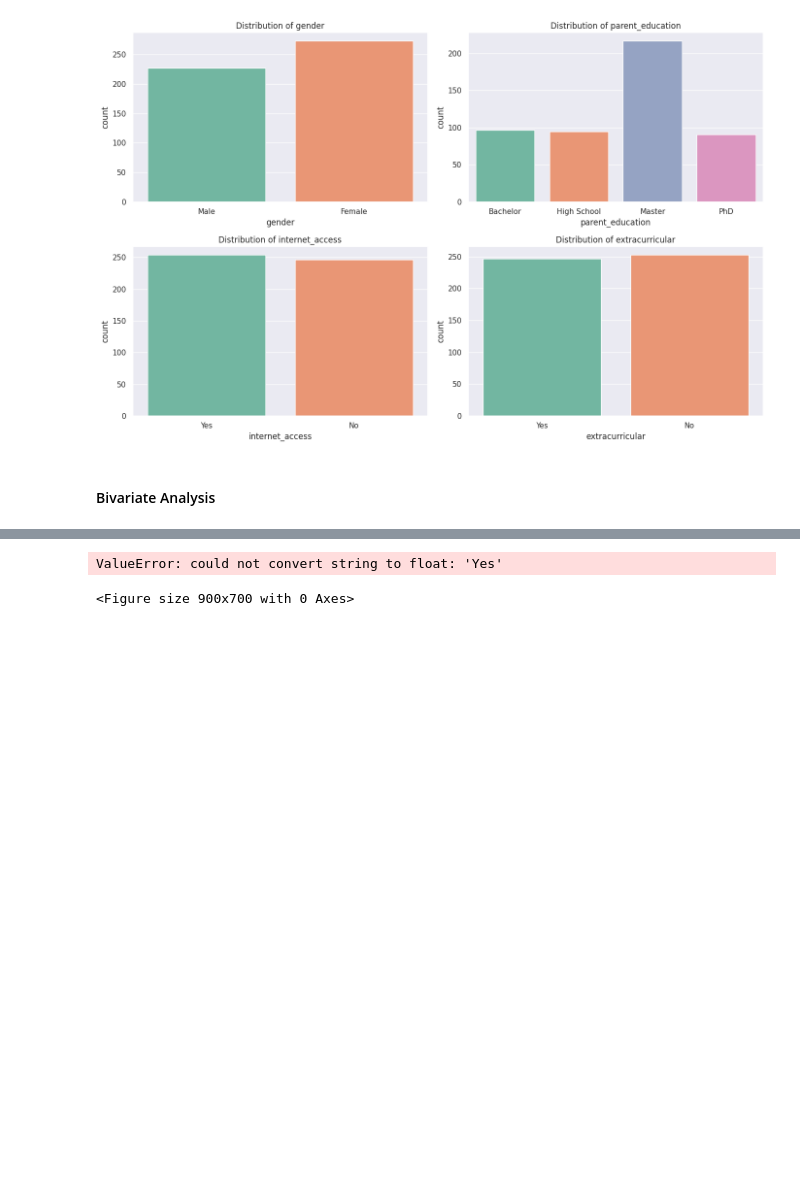
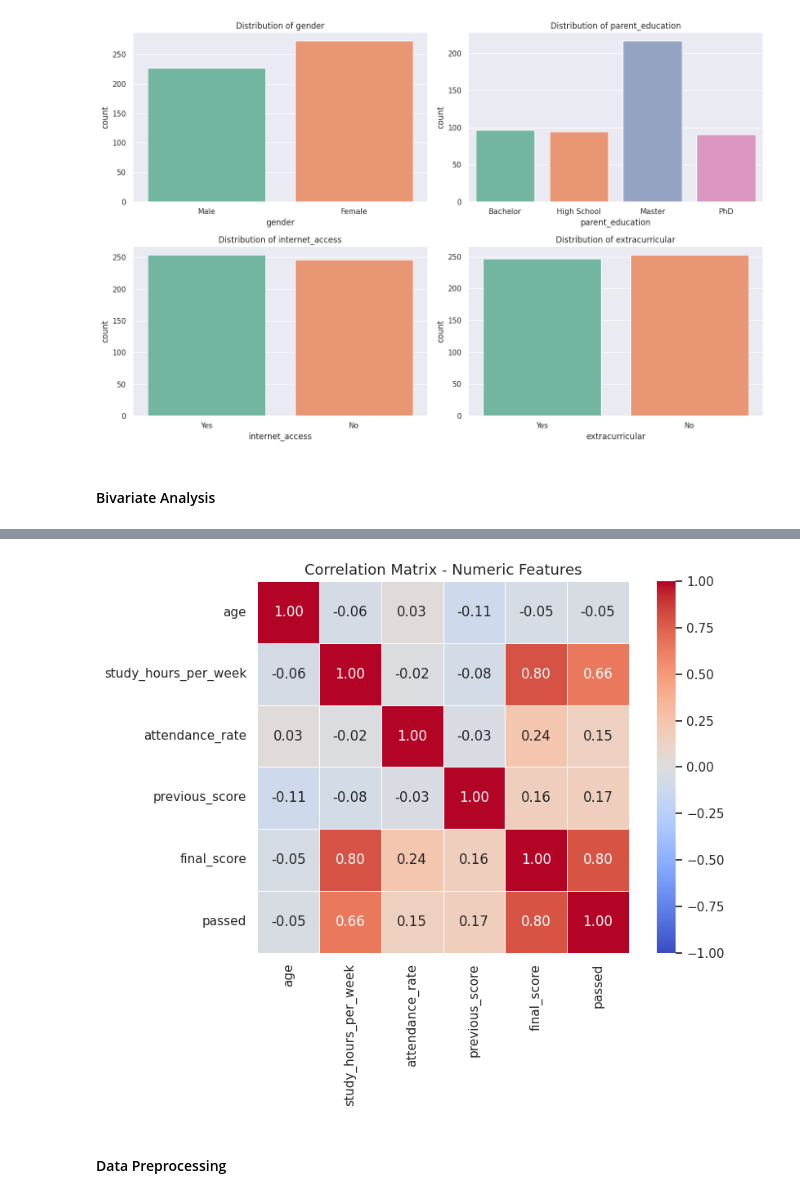
Before and after one commit to raymakoko/Student_Performance_Analyzer, a Jupyter notebook: notebooks/cleaningdata.ipynb, the cells around one changed output, grey strips where cells are left out. Drawn from its saved outputs; the diff is of its cells as text; code cells hidden in the pictures; blank space fills up the shorter version.

```diff
--- a/notebooks/cleaningdata.ipynb
+++ b/notebooks/cleaningdata.ipynb
@@ -319,19 +322,22 @@ plt.show()
 # %%
 # correlation heatmap
+
+
 plt.figure(figsize=(9,7))
 corr_matrix = df[num_features + ['passed']].corr()
 sns.heatmap(
     corr_matrix,
     annot=True,
     fmt='.2f',
-    cmap='RdY1Gn',
+    cmap='coolwarm',
     vmin=-1, vmax=1,
     linewidths=0.5,
     square=True
 )
 plt.title('Correlation Matrix - Numeric Features', fontsize=13)
 plt.tight_layout()
 plt.show()
 # %% [output]
-ValueError: could not convert string to float: 'Yes'
-<Figure size 900x700 with 0 Axes>
+[figure, added]
+# %% [markdown]
+#### Data Preprocessing
```
Also changed, not shown: parts of 11 cells of this notebook.
